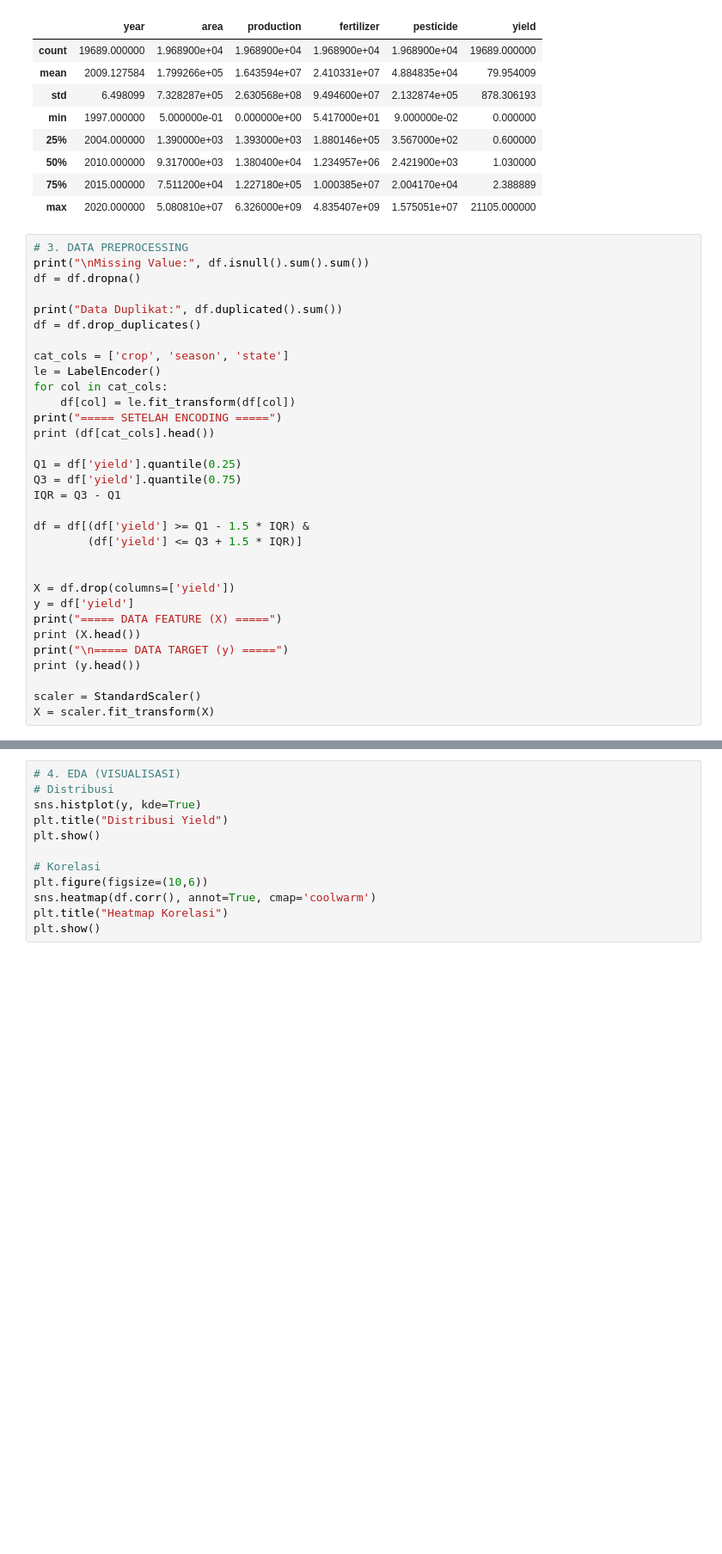
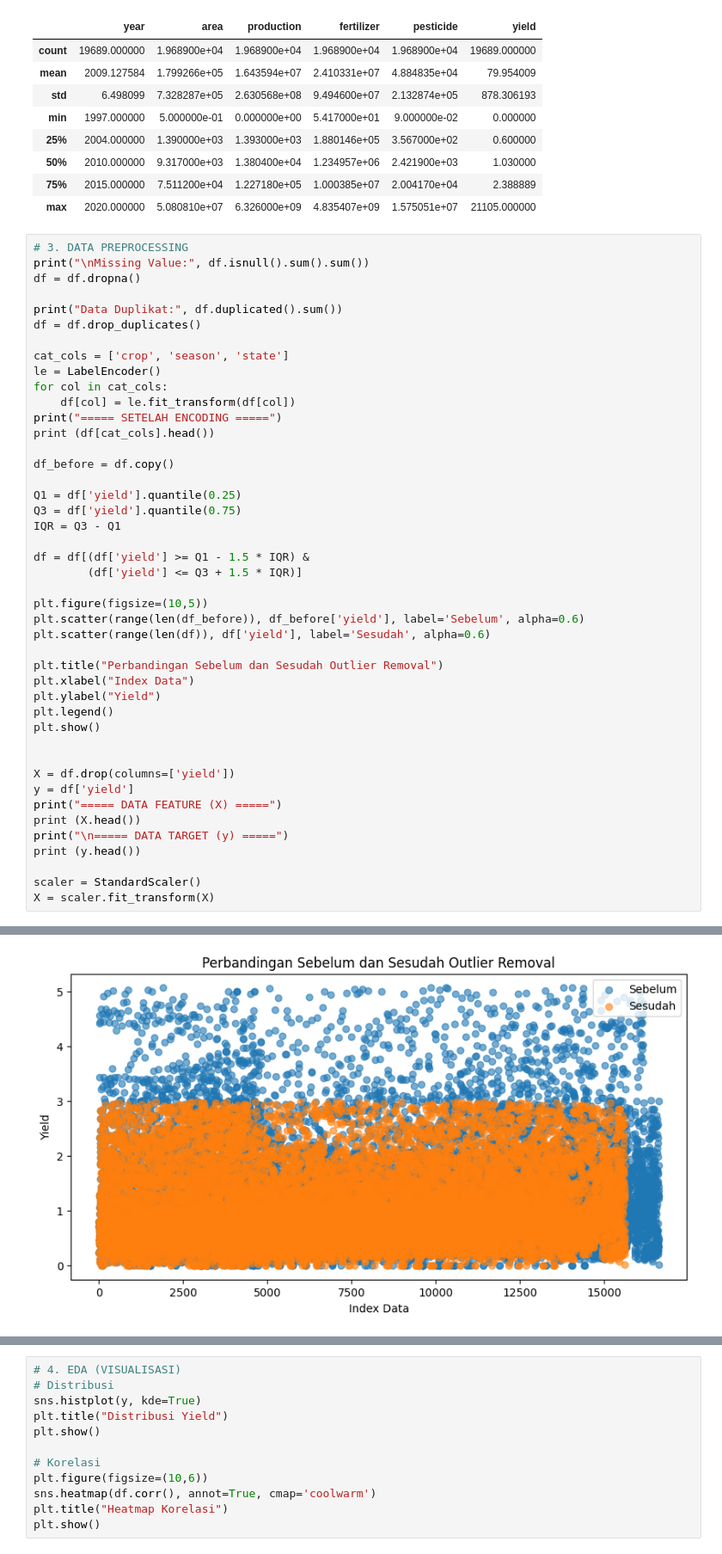
Before and after one commit to meri17283/F1G1230O8-Merinda-Riski-Puspita-Sari-uts-ML-, a Jupyter notebook: yield.ipynb, the cells around one changed output, grey strips where cells are left out. Shown at 86% size. Drawn from its saved outputs; the diff is of its cells as text; blank space fills up the shorter version.

```diff
--- a/yield.ipynb
+++ b/yield.ipynb
@@ -65,12 +65,24 @@ for col in cat_cols:
 print("===== SETELAH ENCODING =====")
 print (df[cat_cols].head())
 
+df_before = df.copy()
+
 Q1 = df['yield'].quantile(0.25)
 Q3 = df['yield'].quantile(0.75)
 IQR = Q3 - Q1
 
 df = df[(df['yield'] >= Q1 - 1.5 * IQR) &
         (df['yield'] <= Q3 + 1.5 * IQR)]
+
+plt.figure(figsize=(10,5))
+plt.scatter(range(len(df_before)), df_before['yield'], label='Sebelum', alpha=0.6)
+plt.scatter(range(len(df)), df['yield'], label='Sesudah', alpha=0.6)
+
+plt.title("Perbandingan Sebelum dan Sesudah Outlier Removal")
+plt.xlabel("Index Data")
+plt.ylabel("Yield")
+plt.legend()
+plt.show()
 
 
 X = df.drop(columns=['yield'])
@@ -102,0 +107 @@ Name: yield, dtype: float64
+[figure, added]
```
Also changed, not shown: parts of 3 cells of this notebook.
